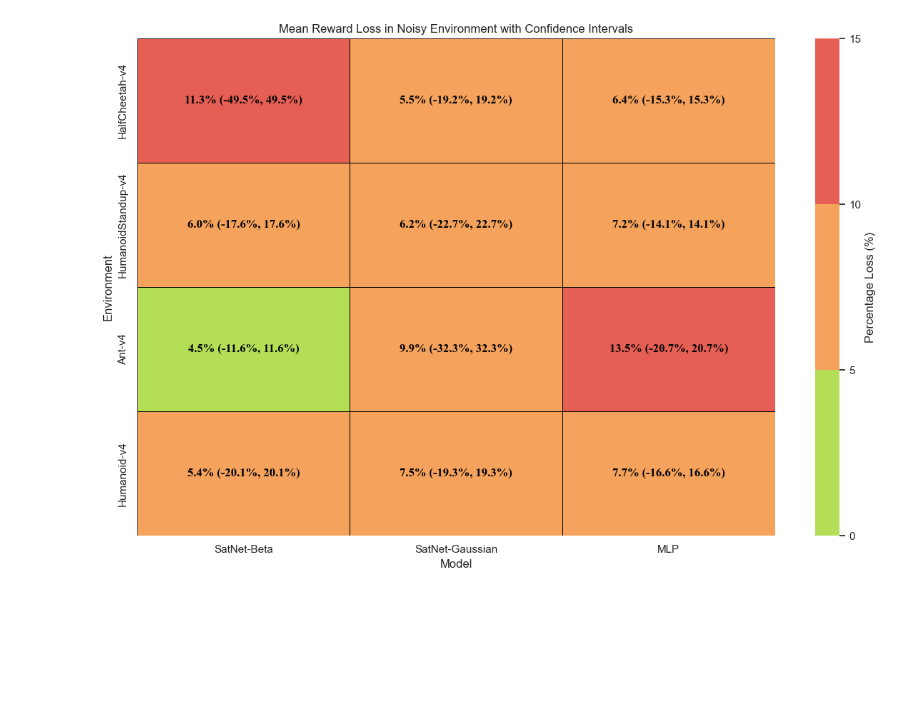
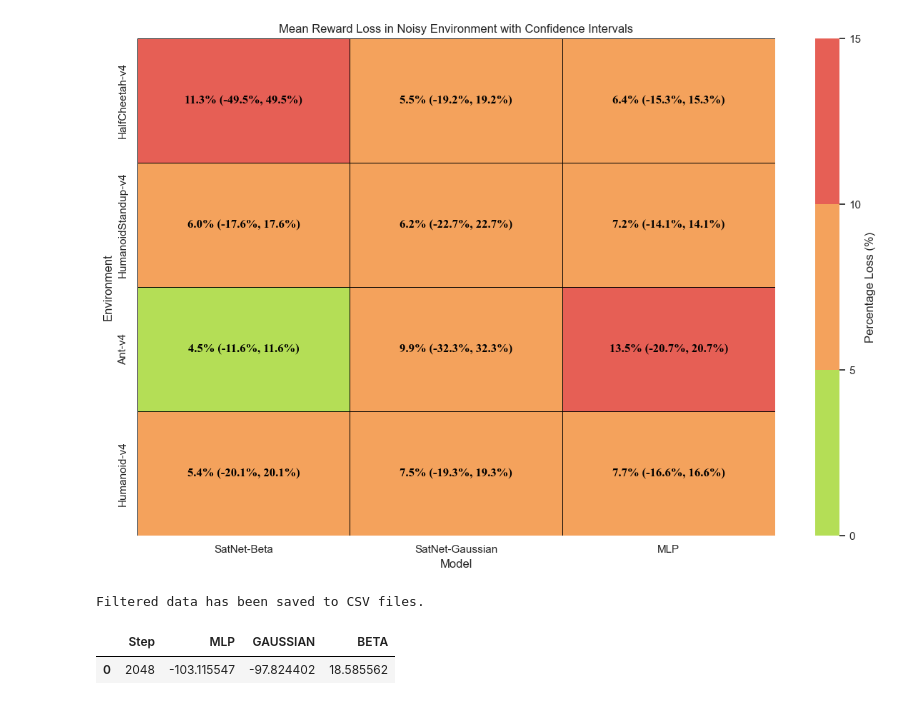
Before and after one commit to Arjein/SatNet, a Jupyter notebook: chartPlotter.ipynb, the cells around one changed output. Cells and saved outputs as stored; diff of their text form; code cells hidden in the pictures; blank space fills up the shorter version.

```diff
--- a/chartPlotter.ipynb
+++ b/chartPlotter.ipynb
@@ -274,3 +274,39 @@ plt.savefig("mean_reward_loss_heatmap_with_light_colors.png")
 plt.show()
 # %% [output]
 [figure]
+# %%
+import pandas as pd
+
+# Load the Excel file
+file_path = 'Data.xlsx'  # Replace with your file path
+excel_data = pd.ExcelFile(file_path)
+
+# Create a dictionary to store the DataFrames
+dfs = {}
+
+# Define the interval for fetching rows
+interval = 51200
+max_step = 1024000
+
+# Iterate over each sheet in the Excel file
+for sheet_name in excel_data.sheet_names:
+    # Load the sheet into a DataFrame
+    df = excel_data.parse(sheet_name)
+
+    # Fetch rows based on the 'Step' column where Step is a multiple of interval and <= max_step
+    selected_df = df[(df['Step'] % interval == 0) & (df['Step'] <= max_step)]
+
+    # Define the output path for the CSV file
+    output_path = f'CSV/{sheet_name}_Filtered_Data.csv'  # Replace with your desired path
+
+    # Save the filtered DataFrame to a CSV file
+    selected_df.to_csv(output_path, index=False)
+
+print("Filtered data has been saved to CSV files.")
+# %% [output]
+Filtered data has been saved to CSV files.
+# %%
+dfs["Ant-v4"]
+# %% [output]
+|  | Step | MLP | GAUSSIAN | BETA |
+| 0 | 2048 | -103.115547 | -97.824402 | 18.585562 |
```
Also changed, not shown: parts of 3 cells of this notebook, 37 other files.
